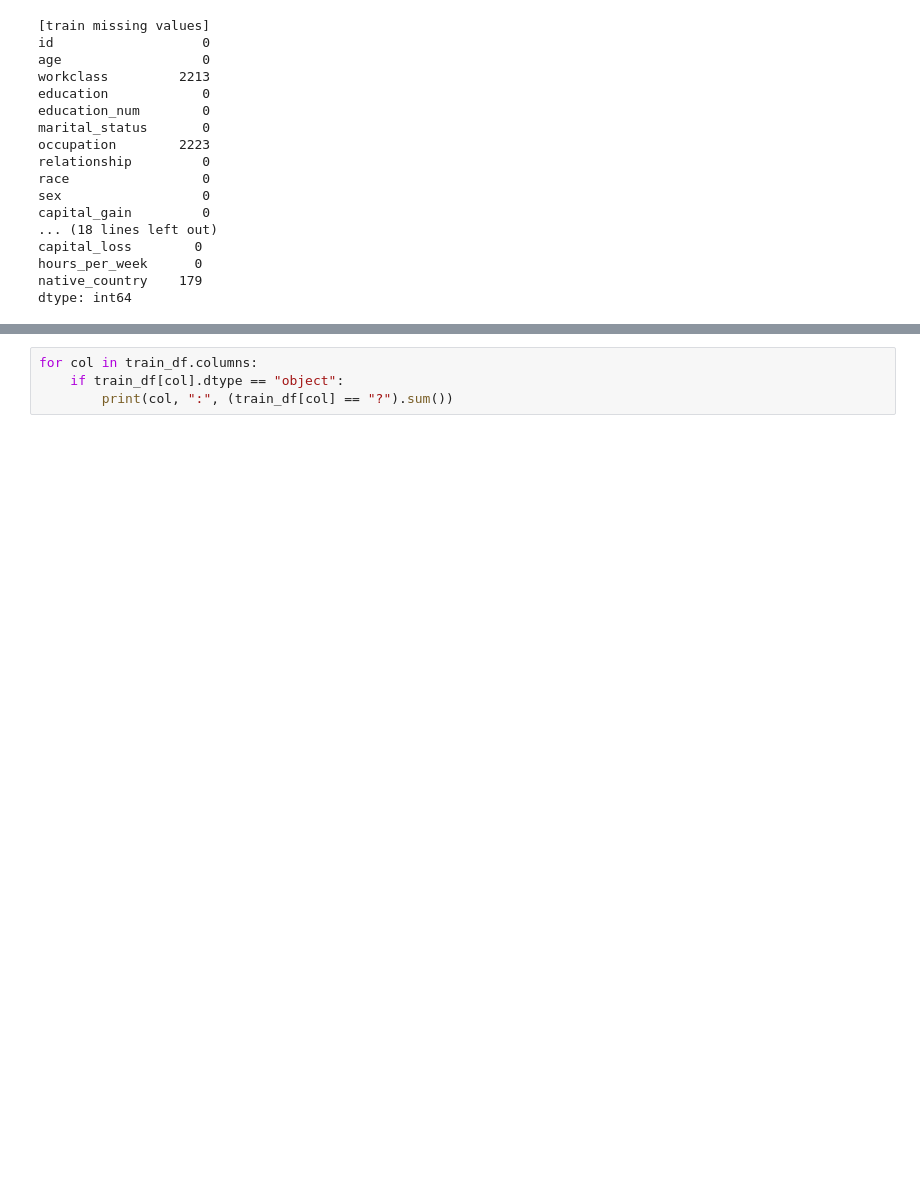
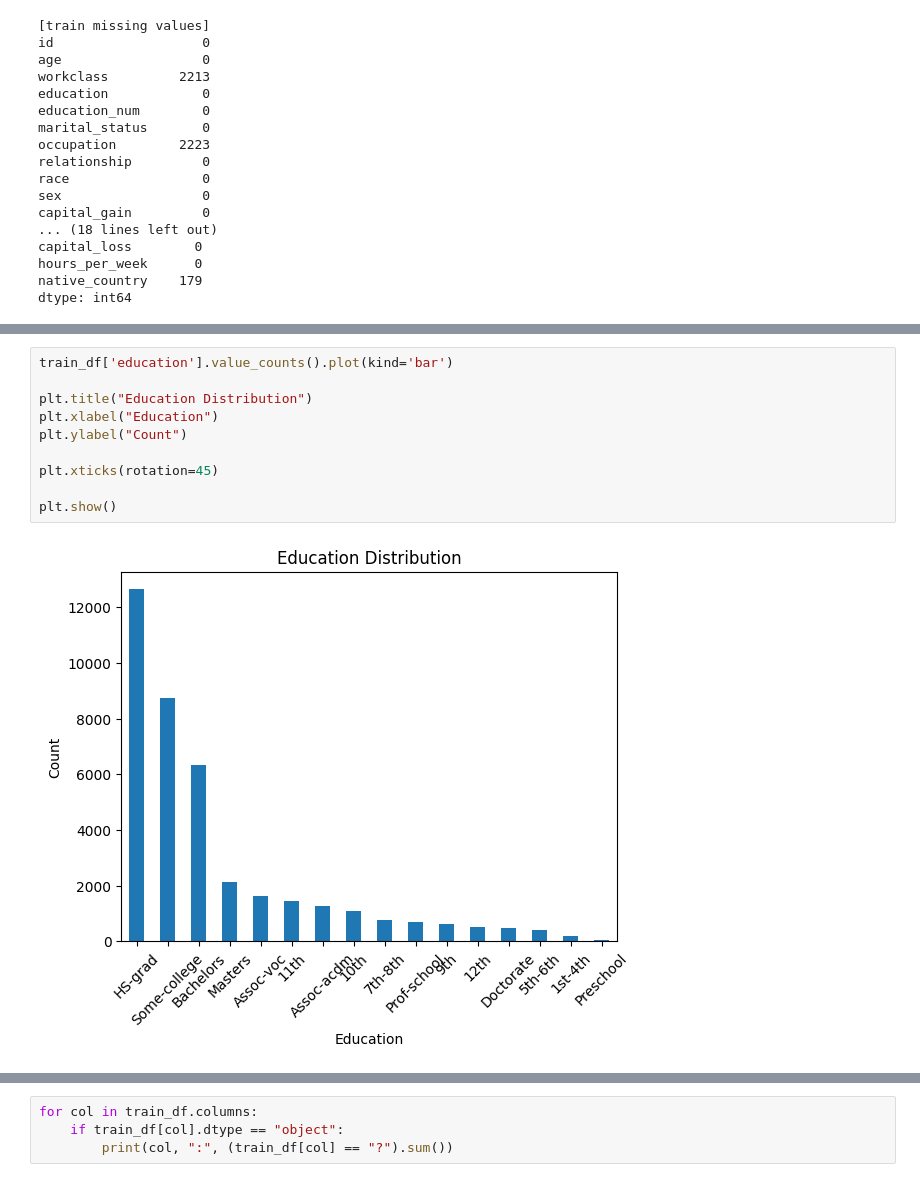
Before and after one commit to eluda315/pattern_recognition_team_project, a Jupyter notebook: code.ipynb, the cells around one changed output, grey strips where cells are left out. Saved outputs shown, nothing was run; the diff lists cells and outputs as text; blank space fills up the shorter version.

```diff
--- a/code.ipynb
+++ b/code.ipynb
@@ -78,0 +113,12 @@ dtype: int64
+# %%
+train_df['education'].value_counts().plot(kind='bar')
+
+plt.title("Education Distribution")
+plt.xlabel("Education")
+plt.ylabel("Count")
+
+plt.xticks(rotation=45)
+
+plt.show()
+# %% [output]
+[figure, added]
```
Also changed, not shown: parts of 4 cells of this notebook.
